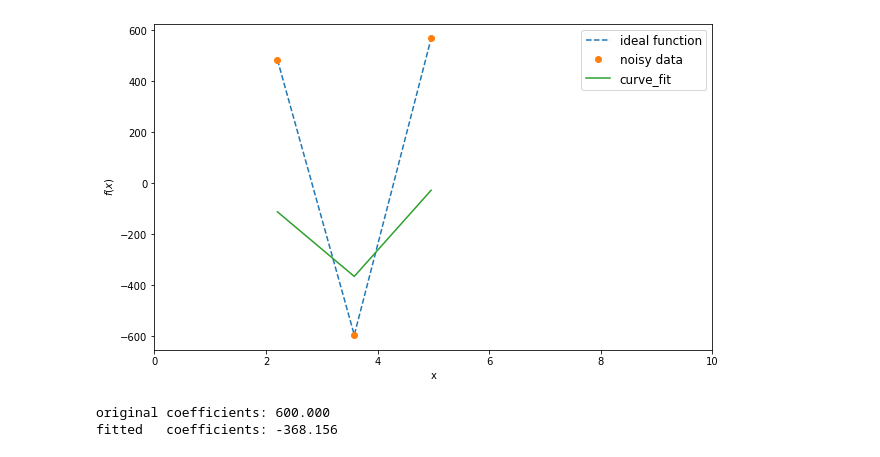
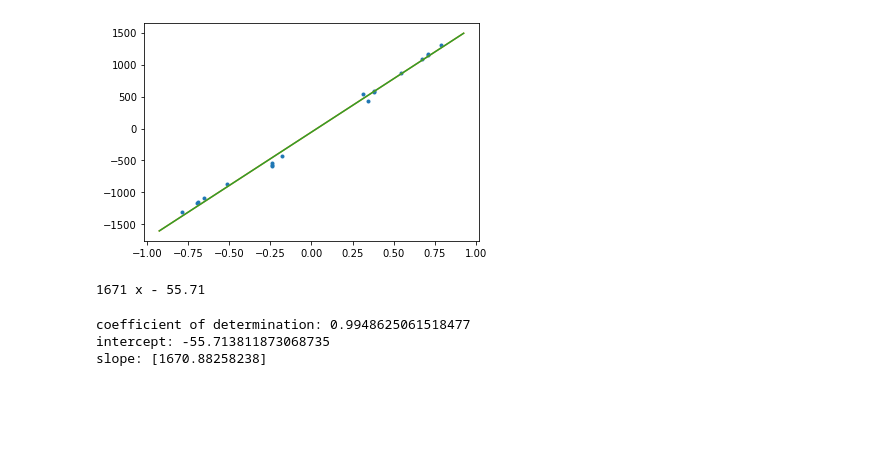
Before and after one commit to Raiziel/Experimental-Physics-Python-Projects, a Jupyter notebook: Atom Spectrum Windows.ipynb, the cells around one changed output. Saved outputs shown, nothing was run; the diff lists cells and outputs as text; code cells hidden in the pictures; blank space fills up the shorter version.

```diff
--- a/Atom Spectrum Windows.ipynb
+++ b/Atom Spectrum Windows.ipynb
@@ -133,39 +0,0 @@ print(p1)
-# %%
-from scipy.optimize import curve_fit
-import matplotlib.pyplot as plt
-import numpy as np
-
-plt.figure(figsize=[10, 6])
-
-
-#define the function
-f = lambda x,a,x2: a*np.sin(x-x2)+np.sin(x2)
-#4.958333335,2.204166664999999,4.1875
-#define the paramters for the plot
-x_min, x_max = 2.204166664999999, 4.958333335
-x2_min,x2_max=0,10
-npoints = 3
-a=600
-
-x = np.linspace(x_min, x_max, npoints)
-x2 = np.linspace(x2_min, x2_max, npoints)
-y = f(x,a,x2) + np.random.rand(npoints) - 0.5
-
-#do the curve fit
-params, extras = curve_fit(f, x, y)
-
-plt.plot(x,f(x,a,x2), '--', label='ideal function')
-plt.plot(x,y, 'o', label='noisy data')
-plt.plot(x,f(x,params[0],params[1]), label='curve_fit')
-
-plt.xlabel('x')
-plt.ylabel('$f(x)$')
-plt.xlim([x2_min, x2_max])
-plt.legend(fontsize=12)
-plt.show()
-print('original coefficients: %6.3f' %(a))
-print('fitted   coefficients: %6.3f' %(params[0]))
-# %% [output]
-[figure, removed]
-original coefficients: 600.000
-fitted   coefficients: -368.156
@@ -173,0 +33,37 @@ fitted   coefficients: -368.156
+# %%
+x = np.array(xdat)
+y = np.array(ydat)
+z = np.polyfit(x, y, 1)
+p = np.poly1d(z)
+import matplotlib.pyplot as plt
+xp = np.linspace(-53*np.pi/180, 53*np.pi/180, 300)
+p1 = np.poly1d(np.polyfit(x, y, 1))
+plt.plot(x, y, '.', xp, p(xp), '-', xp, p1(xp), '-')
+plt.show()
+#print(p)
+print(p1)
+# %% [output]
+[figure, added]
+1671 x - 55.71
+# %%
+import numpy as np
+from sklearn.linear_model import LinearRegression
+x=np.array(xdat).reshape((-1, 1))
+y=ydat
+y2=[]
+for i in SinArr:
+    y3= 600*np.sin(i)
+    y2.append(y3)
+
+
+model = LinearRegression()
+model.fit(x, y)
+model = LinearRegression().fit(x, y)
+r_sq = model.score(x, y)
+print('coefficient of determination:', r_sq)
+print('intercept:', model.intercept_)
+print('slope:', model.coef_)
+# %% [output]
+coefficient of determination: 0.9948625061518477
+intercept: -55.713811873068735
+slope: [1670.88258238]
```
Also changed, not shown: parts of 53 cells of this notebook.
